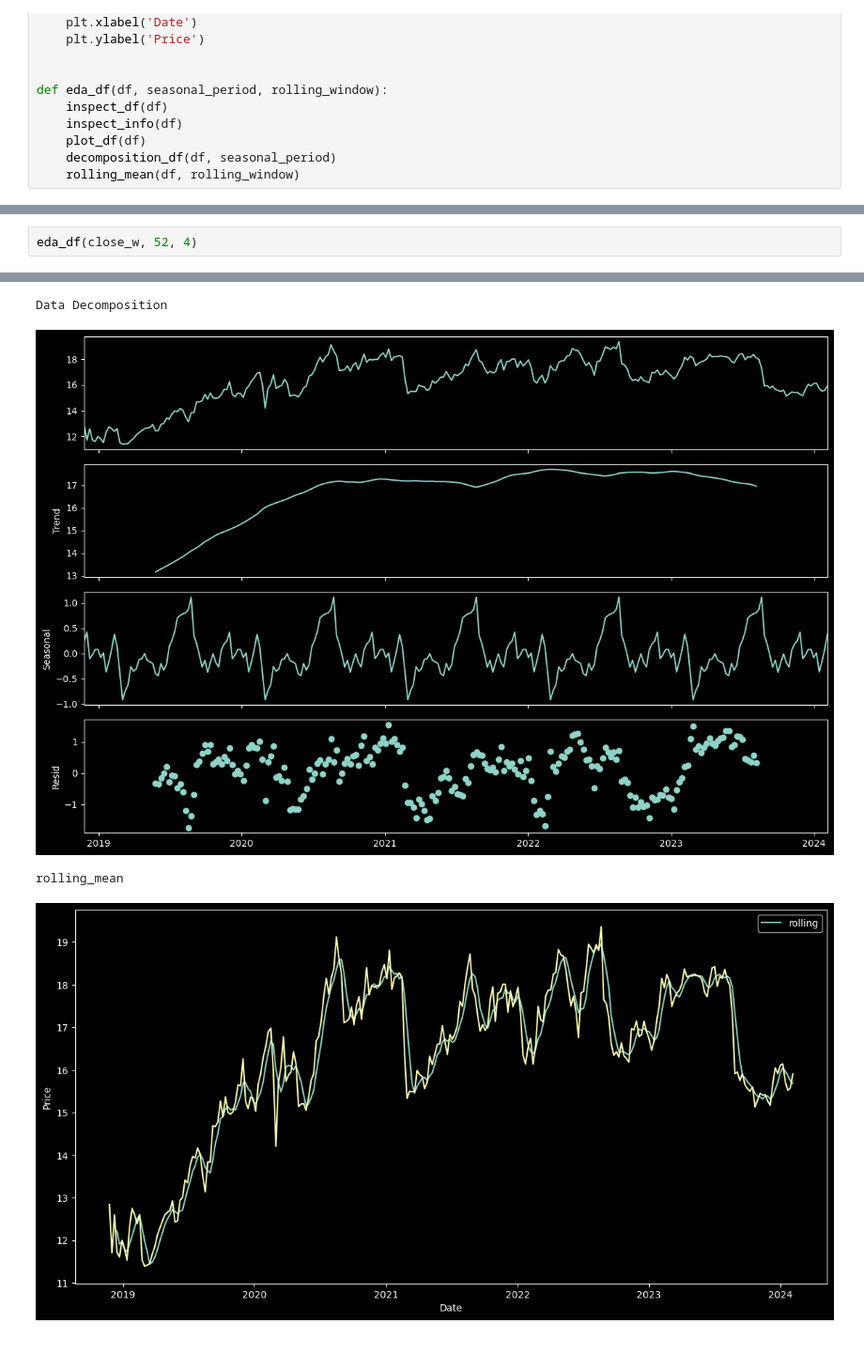
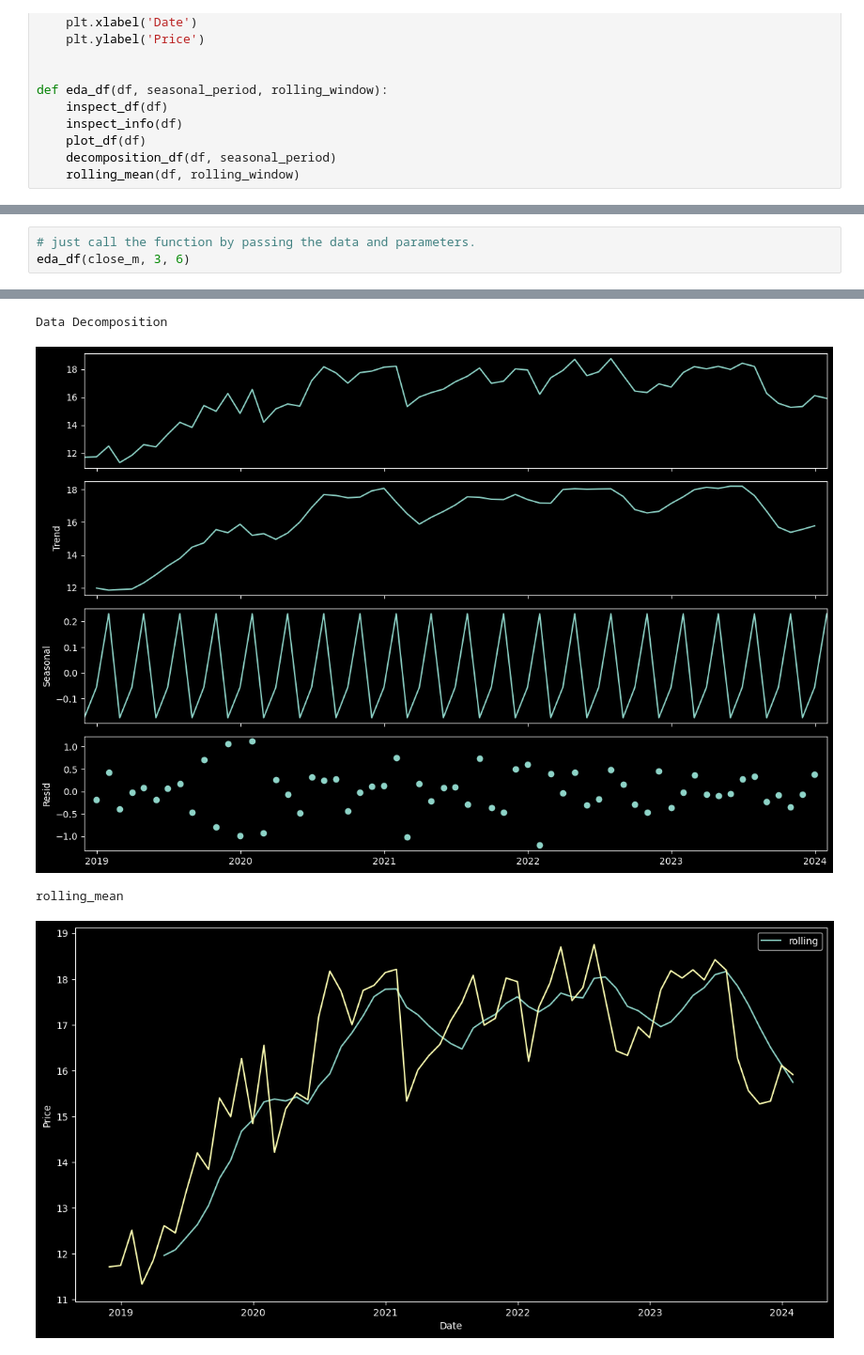
Before and after one commit to VeraLyu2022/iod, a Jupyter notebook: project 2/col eda and fucntion project2.ipynb, the cells around one changed output, grey strips where cells are left out. Shown at 94% size. Cells and saved outputs as stored; diff of their text form.

Commit message:
update eda function

```diff
--- a/project 2/col eda and fucntion project2.ipynb
+++ b/project 2/col eda and fucntion project2.ipynb
@@ -245,5 +325,6 @@ def eda_df(df, seasonal_period, rolling_window):
 # %%
-eda_df(close_w, 52, 4)
+# just call the function by passing the data and parameters.
+eda_df(close_m, 3, 6)
 # %% [output]
 Inspect DataFrame:
              Close
@@ -266,4 +347,4 @@ Data Visualization
 Data Decomposition
-[figure, old version]
+[figure, new version]
 rolling_mean
-[figure, old version]
+[figure, new version]
```
Also changed, not shown: parts of 13 cells of this notebook.
